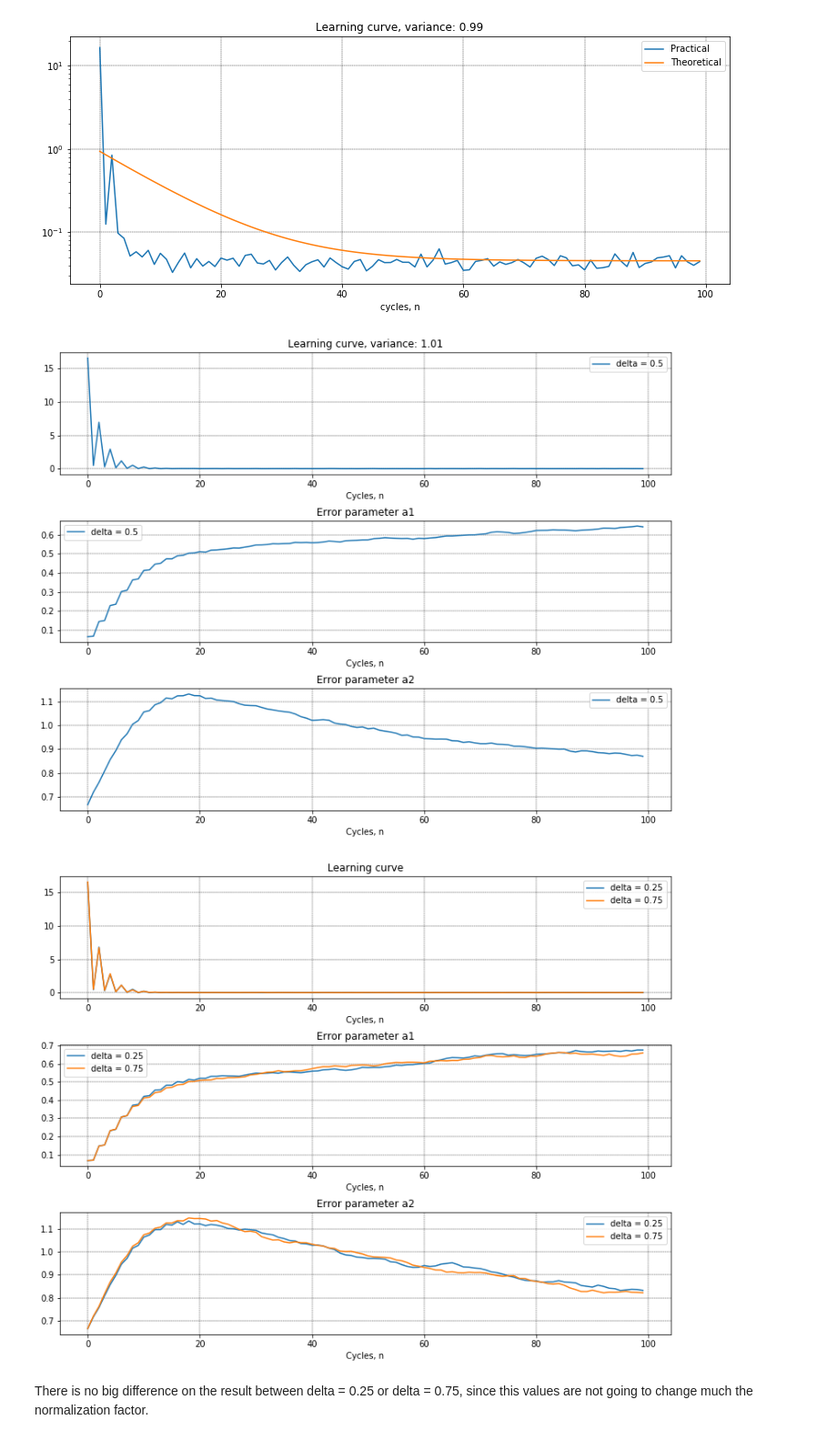
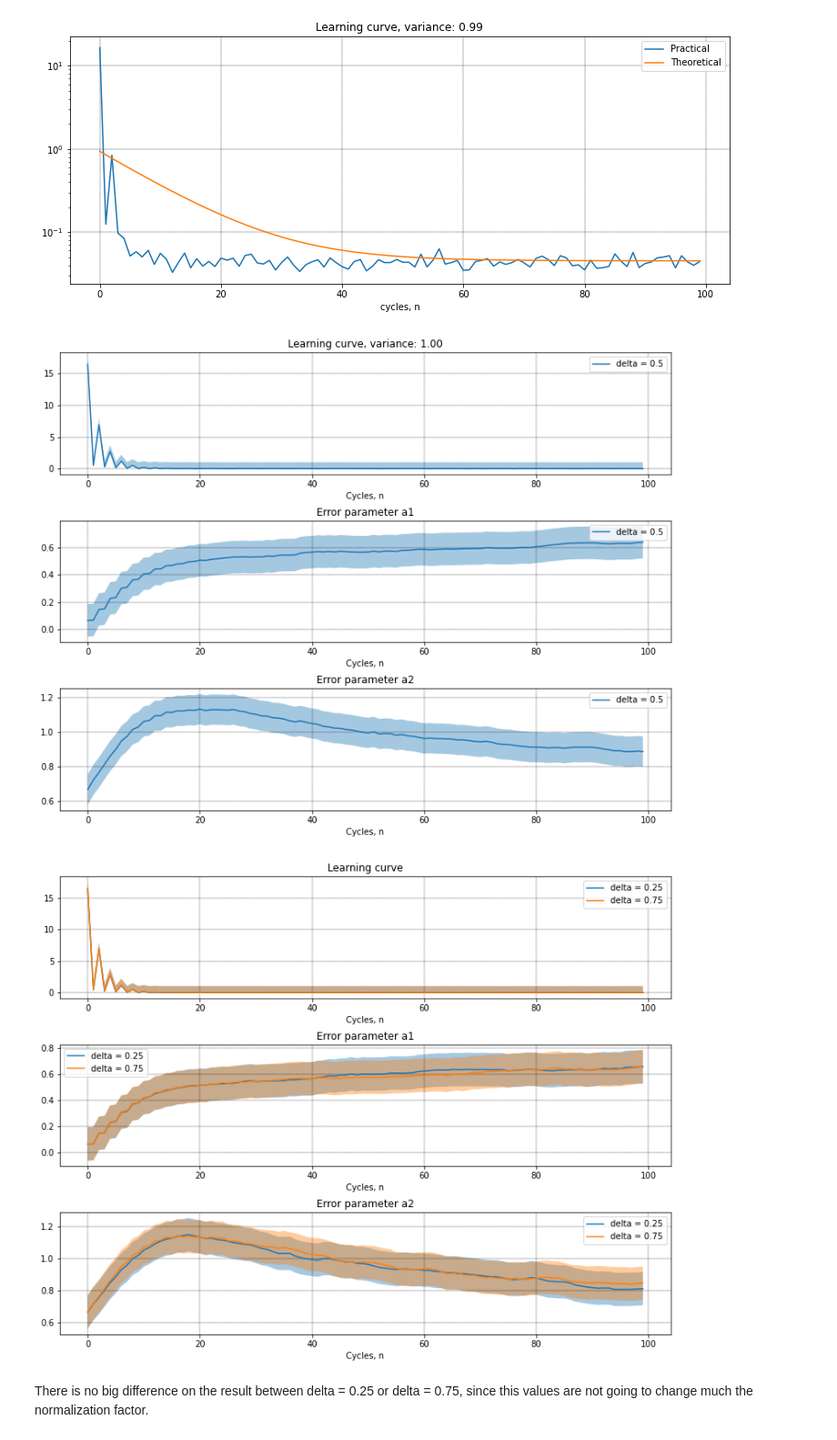
Before and after one commit to natanaelmgomes/AF4_LMS_NLMS, a Jupyter notebook: AF4_LMS_NLMS.ipynb, the cells around one changed output. Shown at 91% size. Cells and saved outputs as stored; diff of their text form; code cells hidden in the pictures.

```diff
--- a/AF4_LMS_NLMS.ipynb
+++ b/AF4_LMS_NLMS.ipynb
@@ -449,23 +449,28 @@ f = np.zeros(n)
 f = np.mean(e ** 2, axis=1)
 dev = np.mean(deva)
 e1 = np.mean(e1k ** 2, axis=1)
+dev1 = np.std(e1k)
 e2 = np.mean(e2k ** 2, axis=1)
+dev2 = np.std(e2k)
 
 # Plot the Errors
 fig, ax = plt.subplots(3,1,figsize=(13,10))
 ax[0].set_title('Learning curve, variance: {:.2f}'.format(dev))
 ax[0].plot(f, label = 'delta = 0.5'), ax[0].legend()
+ax[0].fill_between(range(len(f)), f, f+dev, alpha=0.4)
 ax[0].set_xlabel('Cycles, n'), ax[0].grid(linestyle='--',linewidth='0.4', color='black')
 ax[1].set_title('Error parameter a1')
 ax[1].plot(e1, label = 'delta = 0.5'), ax[1].legend()
+ax[1].fill_between(range(len(e1)), e1-dev1, e1+dev1, alpha=0.4)
 ax[1].set_xlabel('Cycles, n'), ax[1].grid(linestyle='--',linewidth='0.4', color='black')
 ax[2].set_title('Error parameter a2')
 ax[2].plot(e2, label = 'delta = 0.5'), ax[2].legend()
+ax[2].fill_between(range(len(e2)), e2-dev2, e2+dev2, alpha=0.4)
 ax[2].set_xlabel('Cycles, n'), ax[2].grid(linestyle='--',linewidth='0.4', color='black')
 plt.subplots_adjust(hspace = 0.38, wspace = 0.1)
 plt.show()
 # %% [output]
-[figure, old version]
+[figure, new version]
 # %%
 # parameters
 mu = 0.2
@@ -509,6 +514,7 @@ y = np.zeros((n,carlos))
 e = np.zeros((n,carlos))
 e1k = np.zeros((n,carlos))
 e2k = np.zeros((n,carlos))
+deva = np.zeros(carlos)
 
 # perform delta 1
 for k in range(carlos):
@@ -520,34 +526,44 @@ for k in range(carlos):
         y[i] = u.dot(w)
         # updating step
         e[i,k] = signal[i+m] - y[i,k]
         mod = u.dot(u)
         w = w + (mu / (delta + mod) )* u * e[i,k]
         e1k[i,k] = -a1 - w[0]
         e2k[i,k] = -a2 - w[1]
         y[i,k] = u.dot(w)
+    deva[k] = np.std(signal)
 
 f_d2 = np.mean(e ** 2, axis=1)
+dev = np.mean(deva)
 e1_d2 = np.mean(e1k ** 2, axis=1)
+dev1 = np.std(e1k)
 e2_d2 = np.mean(e2k ** 2, axis=1)
+dev2 = np.std(e2k)
 
 # Plot the Errors
 fig, ax = plt.subplots(3,1,figsize=(13,10))
 ax[0].set_title('Learning curve'.format(dev))
 ax[0].plot(f_d1, label = 'delta = 0.25')
+ax[0].fill_between(range(len(f_d1)), f_d1, f_d1+dev, alpha=0.4)
 ax[0].plot(f_d2, label = 'delta = 0.75'), ax[0].legend()
+ax[0].fill_between(range(len(f_d2)), f_d2, f_d2+dev, alpha=0.4)
 ax[0].set_xlabel('Cycles, n'), ax[0].grid(linestyle='--',linewidth='0.4', color='black')
 ax[1].set_title('Error parameter a1')
 ax[1].plot(e1_d1, label = 'delta = 0.25')
+ax[1].fill_between(range(len(e1_d1)), e1_d1-dev1, e1_d1+dev1, alpha=0.4)
 ax[1].plot(e1_d2, label = 'delta = 0.75'), ax[1].legend()
+ax[1].fill_between(range(len(e1_d2)), e1_d2-dev1, e1_d2+dev1, alpha=0.4)
 ax[1].set_xlabel('Cycles, n'), ax[1].grid(linestyle='--',linewidth='0.4', color='black')
 ax[2].set_title('Error parameter a2')
 ax[2].plot(e2_d1, label = 'delta = 0.25')
+ax[2].fill_between(range(len(e2_d1)), e2_d1-dev2, e2_d1+dev2, alpha=0.4)
 ax[2].plot(e2_d2, label = 'delta = 0.75'), ax[2].legend()
+ax[2].fill_between(range(len(e2_d2)), e2_d2-dev2, e2_d2+dev2, alpha=0.4)
 ax[2].set_xlabel('Cycles, n'), ax[2].grid(linestyle='--',linewidth='0.4', color='black')
 plt.subplots_adjust(hspace = 0.38, wspace = 0.1)
 plt.show()
 # %% [output]
-[figure, old version]
+[figure, new version]
 # %% [markdown]
 There is no big difference on the result between delta = 0.25 or delta = 0.75, since this values are not going to change much the normalization factor.
 # %% [markdown]
```
Also changed, not shown: parts of 3 cells of this notebook.
